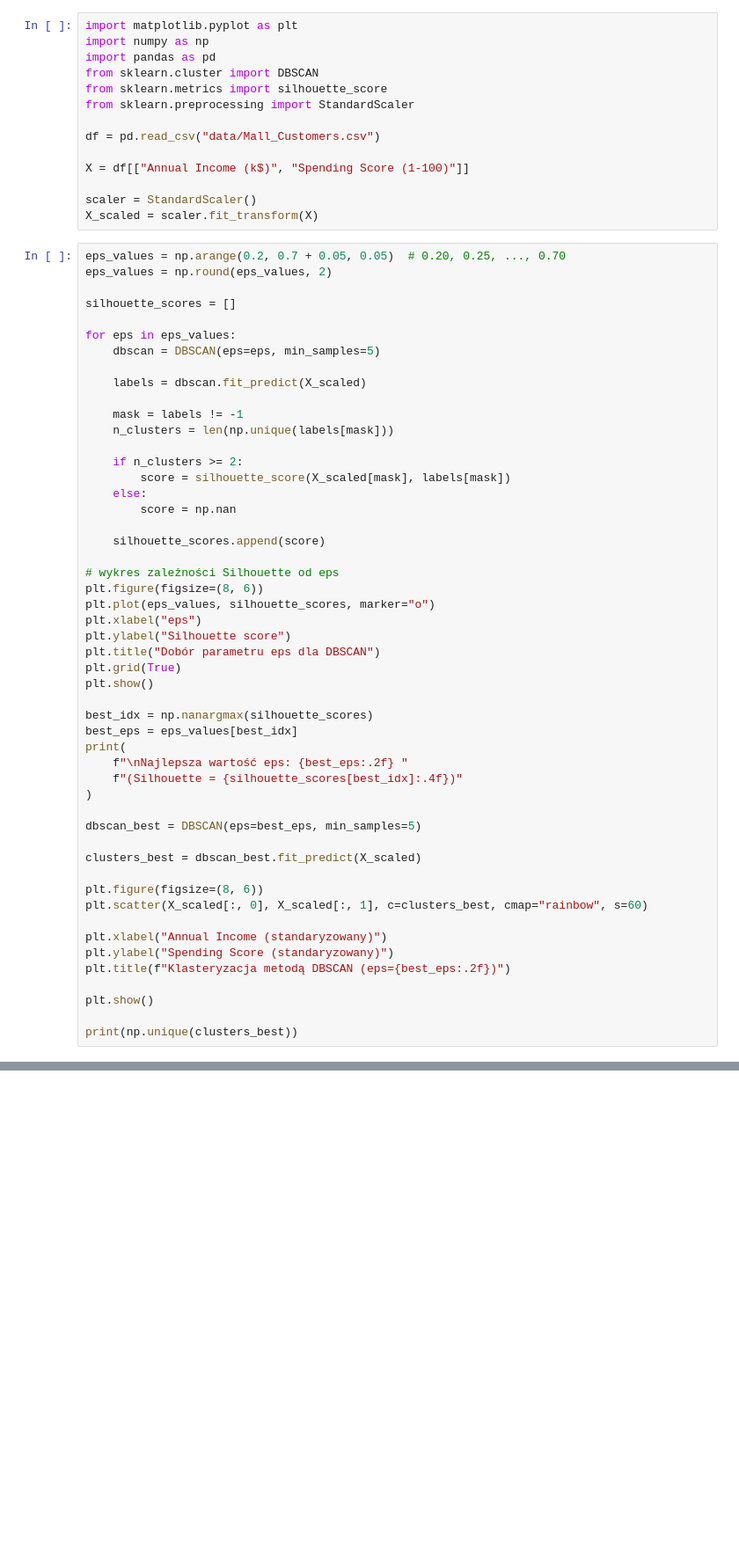
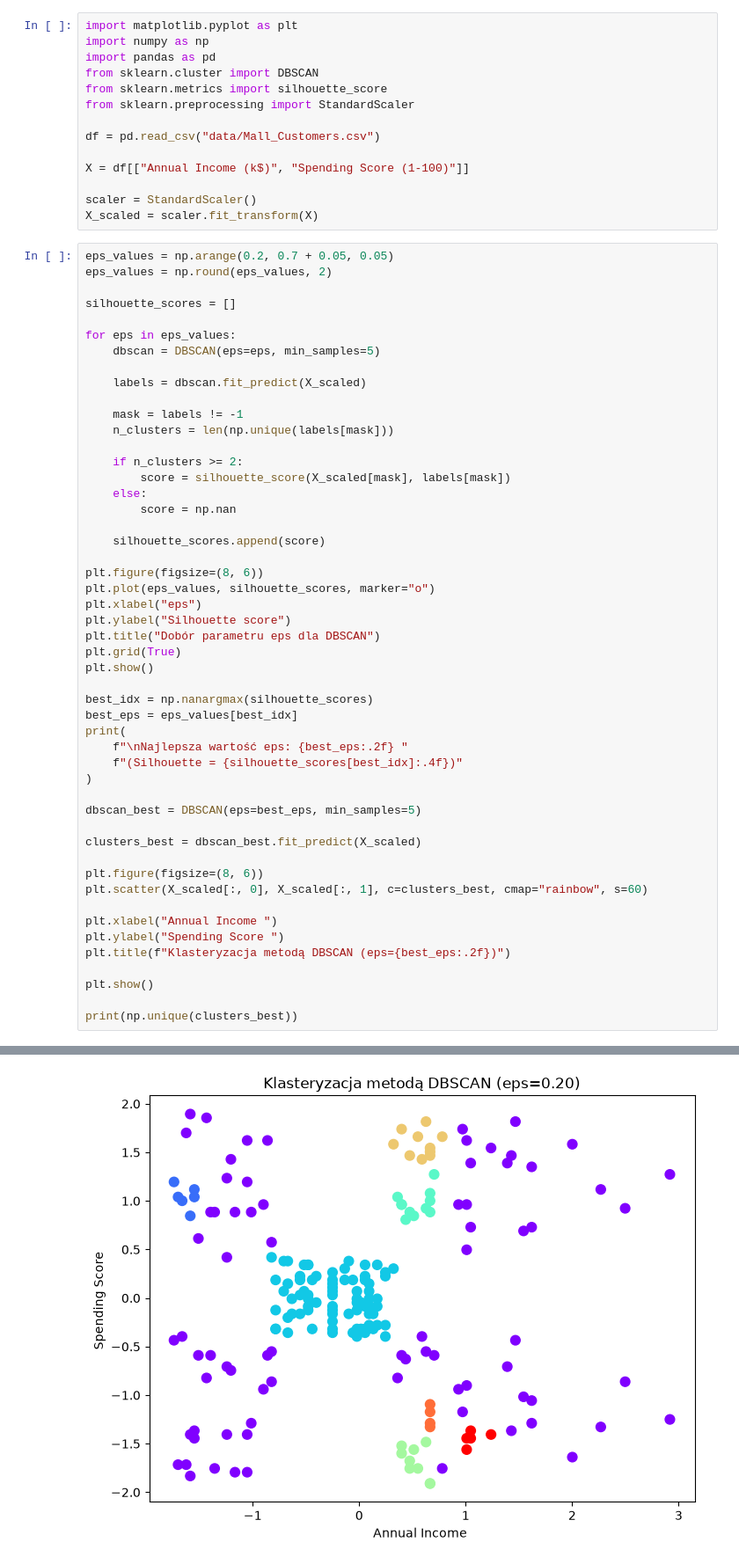
Before and after one commit to DScraftPL/dataEngineering, a Jupyter notebook: lab03.ipynb, the cells around one changed output, grey strips where cells are left out. Shown at 88% size. Saved outputs shown, nothing was run; the diff lists cells and outputs as text; blank space fills up the shorter version.

```diff
--- a/lab03.ipynb
+++ b/lab03.ipynb
@@ -247,7 +247,7 @@ X = df[["Annual Income (k$)", "Spending Score (1-100)"]]
 scaler = StandardScaler()
 X_scaled = scaler.fit_transform(X)
 # %%
-eps_values = np.arange(0.2, 0.7 + 0.05, 0.05)  # 0.20, 0.25, ..., 0.70
+eps_values = np.arange(0.2, 0.7 + 0.05, 0.05)
 eps_values = np.round(eps_values, 2)
 
 silhouette_scores = []
@@ -267,7 +267,6 @@ for eps in eps_values:
 
     silhouette_scores.append(score)
 
-# wykres zależności Silhouette od eps
 plt.figure(figsize=(8, 6))
 plt.plot(eps_values, silhouette_scores, marker="o")
 plt.xlabel("eps")
@@ -290,8 +289,8 @@ clusters_best = dbscan_best.fit_predict(X_scaled)
 plt.figure(figsize=(8, 6))
 plt.scatter(X_scaled[:, 0], X_scaled[:, 1], c=clusters_best, cmap="rainbow", s=60)
 
-plt.xlabel("Annual Income (standaryzowany)")
-plt.ylabel("Spending Score (standaryzowany)")
+plt.xlabel("Annual Income ")
+plt.ylabel("Spending Score ")
 plt.title(f"Klasteryzacja metodą DBSCAN (eps={best_eps:.2f})")
 
 plt.show()
@@ -312,0 +302 @@ eps=0.70 | klastry: 1 | odstające: 0 | Silhouette: nan
+[figure, new version]
```
Also changed, not shown: parts of 4 cells of this notebook, 1 other file.
